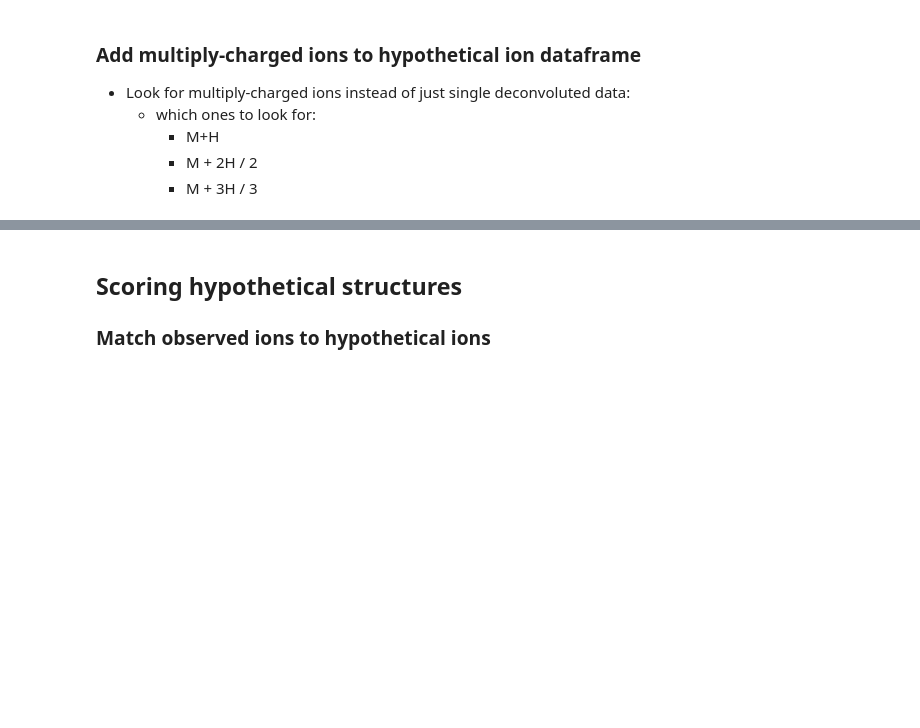
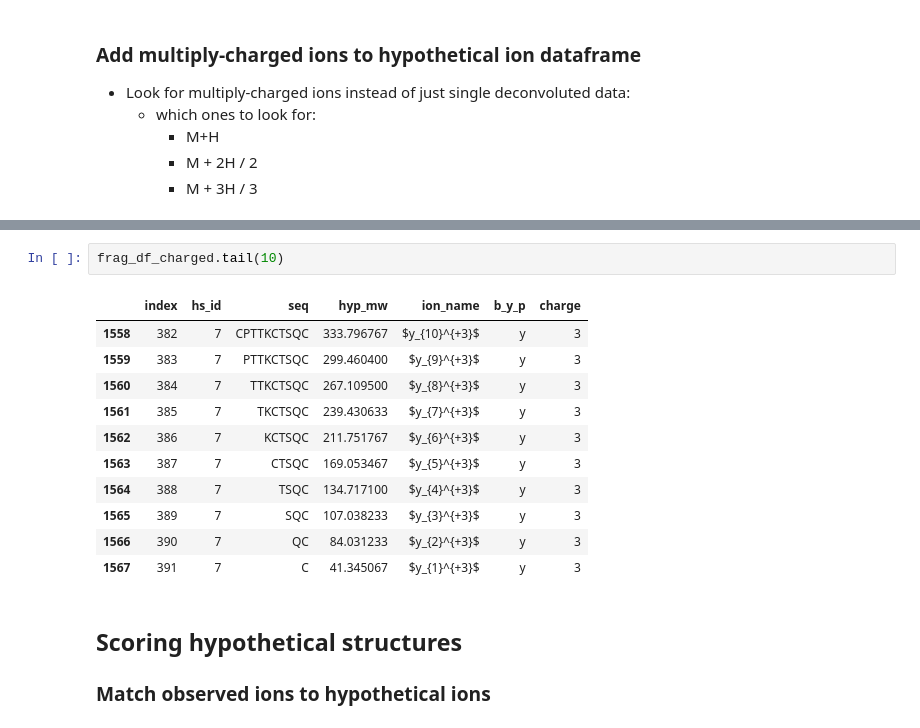
Before and after one commit to dantheand/msms_structure_annot, a Jupyter notebook: notebooks/HalA2_example.ipynb, the cells around one changed output, grey strips where cells are left out. Cells and saved outputs as stored; diff of their text form; blank space fills up the shorter version.

```diff
--- a/notebooks/HalA2_example.ipynb
+++ b/notebooks/HalA2_example.ipynb
@@ -187,3 +241,17 @@ frag_df_charged.tail(10)
+# %%
+frag_df_charged.tail(10)
+# %% [output]
+|  | index | hs_id | seq | hyp_mw | ion_name | b_y_p | charge |
+| 1558 | 382 | 7 | CPTTKCTSQC | 333.796767 | $y_{10}^{+3}$ | y | 3 |
+| 1559 | 383 | 7 | PTTKCTSQC | 299.460400 | $y_{9}^{+3}$ | y | 3 |
+| 1560 | 384 | 7 | TTKCTSQC | 267.109500 | $y_{8}^{+3}$ | y | 3 |
+| 1561 | 385 | 7 | TKCTSQC | 239.430633 | $y_{7}^{+3}$ | y | 3 |
+| 1562 | 386 | 7 | KCTSQC | 211.751767 | $y_{6}^{+3}$ | y | 3 |
+| 1563 | 387 | 7 | CTSQC | 169.053467 | $y_{5}^{+3}$ | y | 3 |
+| 1564 | 388 | 7 | TSQC | 134.717100 | $y_{4}^{+3}$ | y | 3 |
+| 1565 | 389 | 7 | SQC | 107.038233 | $y_{3}^{+3}$ | y | 3 |
+| 1566 | 390 | 7 | QC | 84.031233 | $y_{2}^{+3}$ | y | 3 |
+| 1567 | 391 | 7 | C | 41.345067 | $y_{1}^{+3}$ | y | 3 |
 # %% [markdown]
 ## Scoring hypothetical structures
 
```
Also changed, not shown: parts of 15 cells of this notebook, 2 other files.
